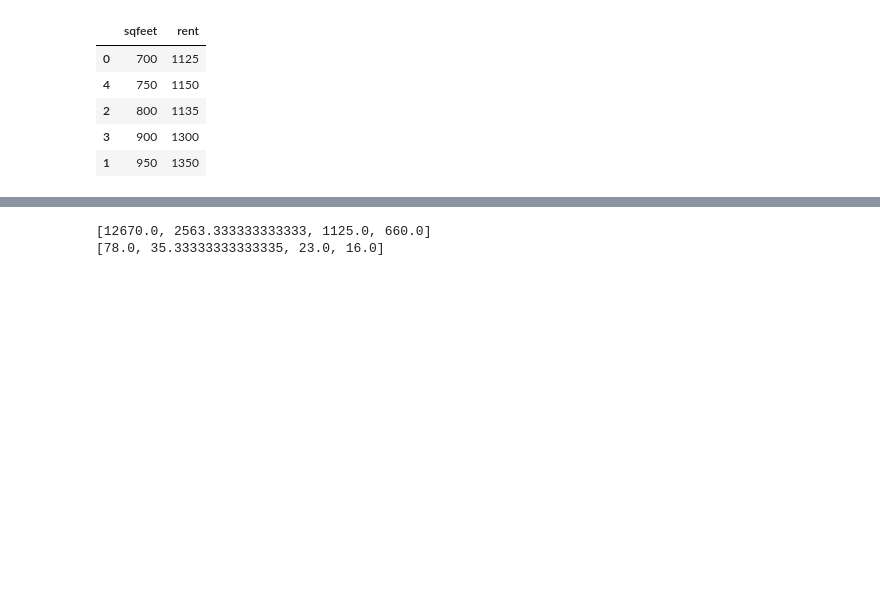
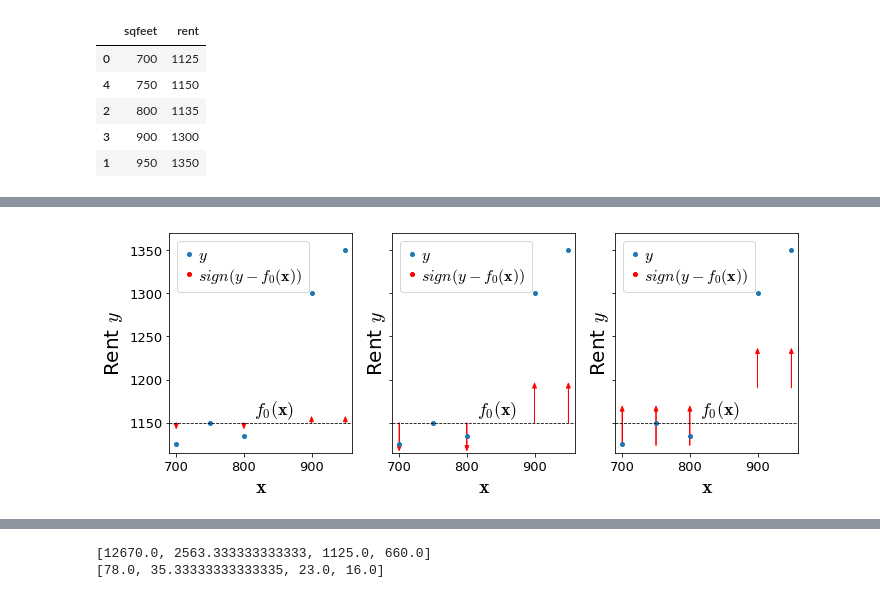
Before and after one commit to parrt/ml-articles, a Jupyter notebook: gradient-boosting/notebooks/dev-mae.ipynb, the cells around one changed output, grey strips where cells are left out. Saved outputs shown, nothing was run; the diff lists cells and outputs as text; code cells hidden in the pictures; blank space fills up the shorter version.

Commit message:
add pdf images

```diff
--- a/gradient-boosting/notebooks/dev-mae.ipynb
+++ b/gradient-boosting/notebooks/dev-mae.ipynb
@@ -36,0 +90,95 @@ df
+# %%
+f0 = df.rent.median()
+fig, axes = plt.subplots(nrows=1, ncols=3, figsize=(10, 4), sharey=True)
+
+
+ax = axes[0]
+line1, = ax.plot(df.sqfeet,df.rent,'o', linewidth=.8, markersize=4, label="$y$")
+# fake a line to get smaller red dot
+line2, = ax.plot(0,0,'o', c='r', markersize=4, label=r"$sign(y-f_0({\bf x}))$")
+ax.plot([df.sqfeet.min()-10,df.sqfeet.max()+10], [f0,f0],
+         linewidth=.8, linestyle='--', c='k')
+ax.set_xlim(df.sqfeet.min()-10,df.sqfeet.max()+10)
+ax.set_ylim(df.rent.min()-10, df.rent.max()+20)
+ax.text(815, f0+10, r"$f_0({\bf x})$", fontsize=18)
+
+ax.set_ylabel(r"Rent $y$", fontsize=20)
+ax.set_xlabel(r"${\bf x}$", fontsize=20)
+
+# draw arrows
+for x,y,yhat in zip(df.sqfeet,df.rent,df.F0):
+    if y-yhat!=0:
+        ax.arrow(x, yhat, 0, np.sign(y-yhat), # NO WEIGHT
+                  fc='r', ec='r',
+                  linewidth=0.8,
+                  head_width=6, head_length=6
+                 )
+ax.legend(handles=[line1,line2], fontsize=16,
+          loc='upper left',
+          labelspacing=.1,
+          handletextpad=.2,
+          handlelength=.7,
+          frameon=True)
+
+ax = axes[1]
+line1, = ax.plot(df.sqfeet,df.rent,'o', linewidth=.8, markersize=4, label="$y$")
+# fake a line to get smaller red dot
+line2, = ax.plot(0,0,'o', c='r', markersize=4, label=r"$sign(y-f_0({\bf x}))$")
+ax.plot([df.sqfeet.min()-10,df.sqfeet.max()+10], [f0,f0],
+         linewidth=.8, linestyle='--', c='k')
+ax.set_xlim(df.sqfeet.min()-10,df.sqfeet.max()+10)
+ax.set_ylim(df.rent.min()-10, df.rent.max()+20)
+ax.text(815, f0+10, r"$f_0({\bf x})$", fontsize=18)
+
+ax.set_ylabel(r"Rent $y$", fontsize=20)
+ax.set_xlabel(r"${\bf x}$", fontsize=20)
+
+# draw arrows
+for x,y,yhat,d in zip(df.sqfeet,df.rent,df.F0,df.wdelta1):
+    print(x,y,yhat,d)
+    if y-yhat!=0:
+        ax.arrow(x, yhat, 0, d,
+                  fc='r', ec='r',
+                  linewidth=0.8,
+                  head_width=6, head_length=6
+                 )
+ax.legend(handles=[line1,line2], fontsize=16,
+          loc='upper left',
+          labelspacing=.1,
+          handletextpad=.2,
+          handlelength=.7,
+          frameon=True)
+
+ax = axes[2]
+line1, = ax.plot(df.sqfeet,df.rent,'o', linewidth=.8, markersize=4, label="$y$")
+# fake a line to get smaller red dot
+line2, = ax.plot(0,0,'o', c='r', markersize=4, label=r"$sign(y-f_0({\bf x}))$")
+ax.plot([df.sqfeet.min()-10,df.sqfeet.max()+10], [f0,f0],
+         linewidth=.8, linestyle='--', c='k')
+ax.set_xlim(df.sqfeet.min()-10,df.sqfeet.max()+10)
+ax.set_ylim(df.rent.min()-10, df.rent.max()+20)
+ax.text(815, f0+10, r"$f_0({\bf x})$", fontsize=18)
+
+ax.set_ylabel(r"Rent $y$", fontsize=20)
+ax.set_xlabel(r"${\bf x}$", fontsize=20)
+
+# draw arrows
+for x,y,yhat,d in zip(df.sqfeet,df.rent,df.F1,df.wdelta2):
+    print(x,y,yhat,d)
+    if y-yhat!=0:
+        ax.arrow(x, yhat, 0, d,
+                  fc='r', ec='r',
+                  linewidth=0.8,
+                  head_width=6, head_length=6
+                 )
+ax.legend(handles=[line1,line2], fontsize=16,
+          loc='upper left',
+          labelspacing=.1,
+          handletextpad=.2,
+          handlelength=.7,
+          frameon=True)
+
+plt.tight_layout()
+plt.savefig('/tmp/s.svg')
+plt.show()
+# %% [output]
@@ -36,0 +195 @@ df
+[figure, added]
```
Also changed, not shown: parts of 6 cells of this notebook, 1 other file.
